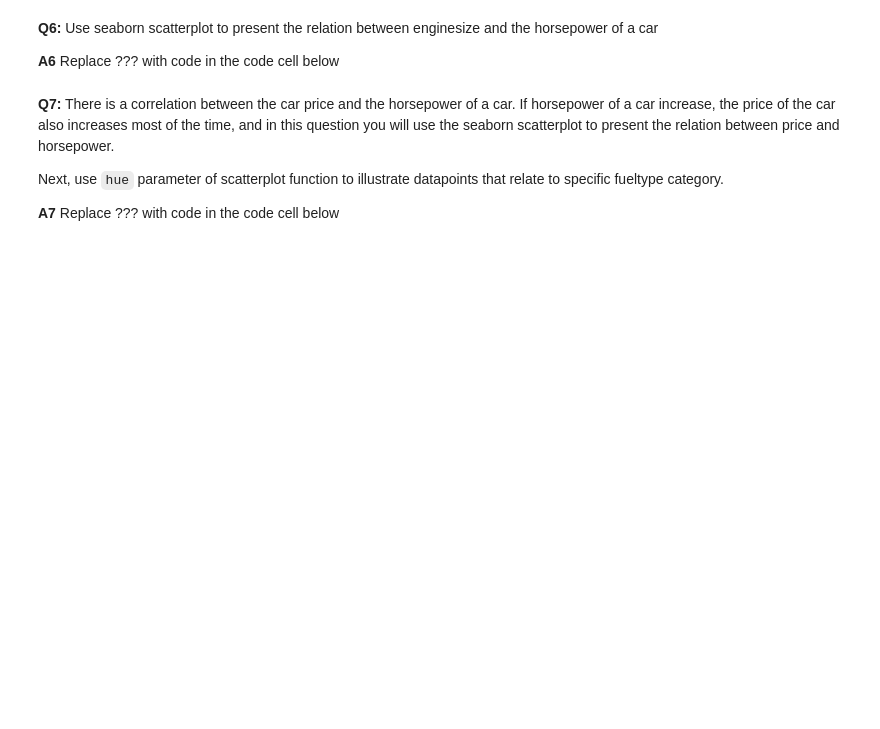
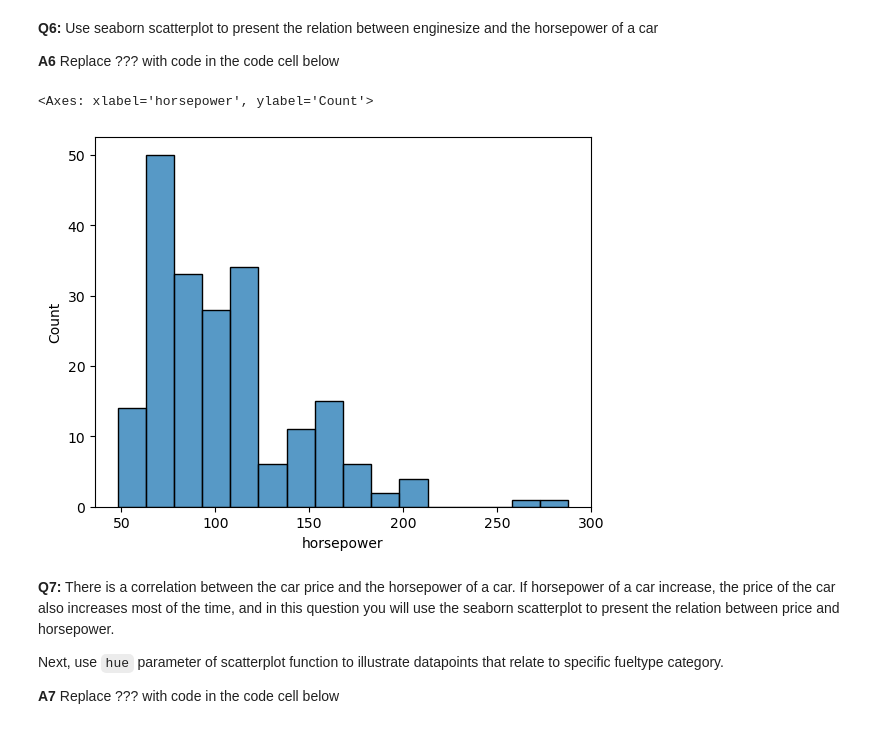
Before and after one commit to P-wig/ML-HW, a Jupyter notebook: HW3/HW3.ipynb, the cells around one changed output. Drawn from its saved outputs; the diff is of its cells as text; code cells hidden in the pictures; blank space fills up the shorter version.

```diff
--- a/HW3/HW3.ipynb
+++ b/HW3/HW3.ipynb
@@ -153,3 +152,8 @@ sns.?
+# %%
+sns.histplot( df["horsepower"] )
+# %% [output]
+<Axes: xlabel='horsepower', ylabel='Count'>
+[figure, added]
 # %% [markdown]
 **Q7:**
 There is a correlation between the car price and the horsepower of a car. If horsepower of a car increase, the price of the car also increases most of the time, and in this question you will use the seaborn scatterplot to present the relation between price and horsepower.
```
Also changed, not shown: parts of 11 cells of this notebook.
